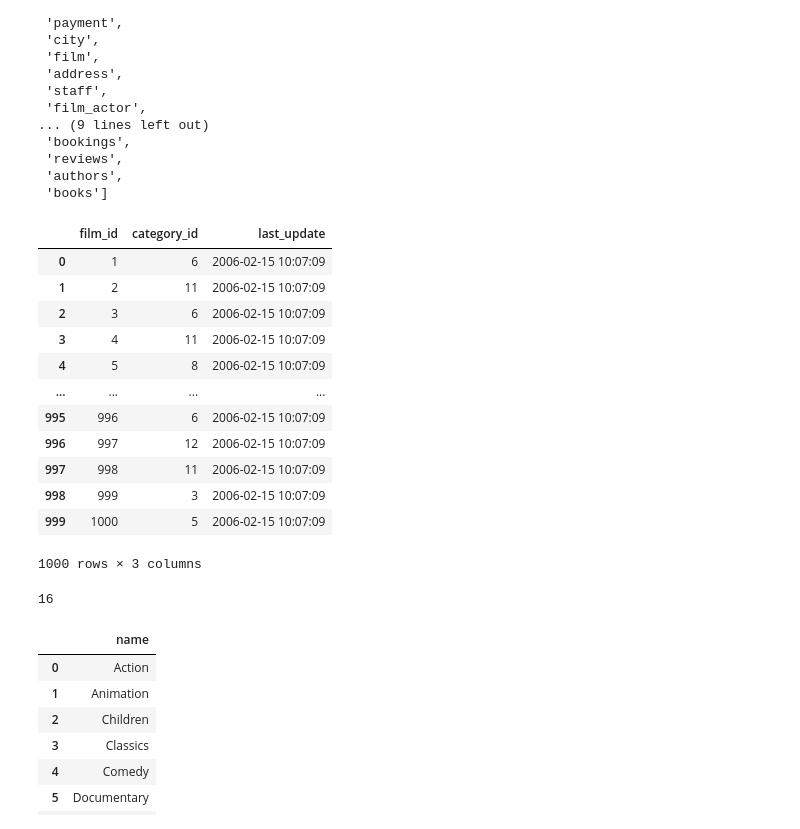
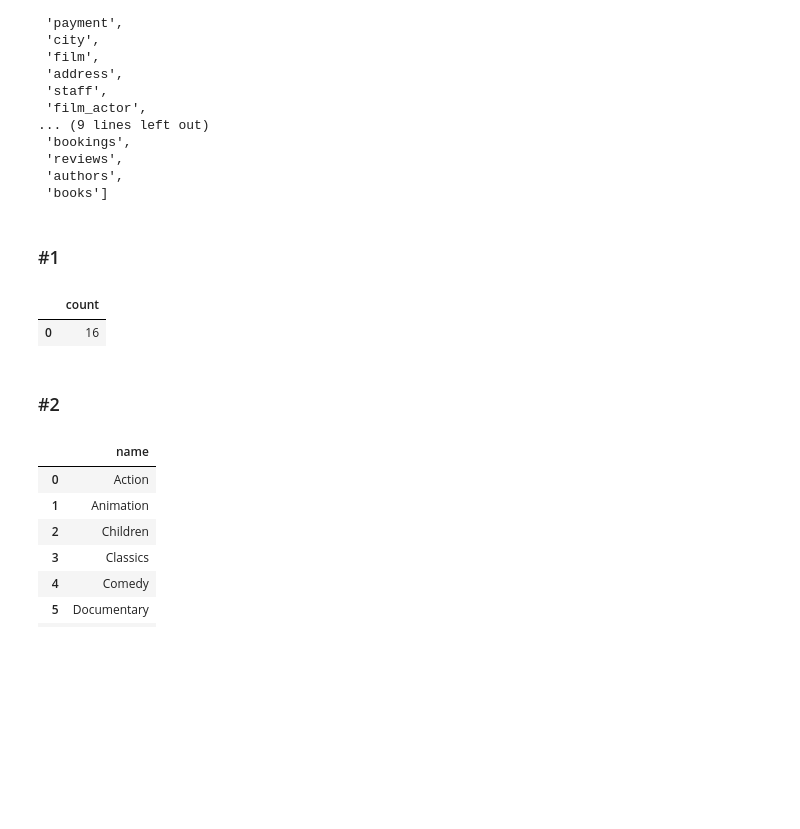
Before and after one commit to niziox/AiBD, a Jupyter notebook: lab_3/example_lab_edited.ipynb, the cells around one changed output. Cells and saved outputs as stored; diff of their text form; code cells hidden in the pictures; blank space fills up the shorter version.

```diff
--- a/lab_3/example_lab_edited.ipynb
+++ b/lab_3/example_lab_edited.ipynb
@@ -98,27 +98,16 @@ db.table_names()
  'reviews',
  'authors',
  'books']
+# %% [markdown]
+### #1
 # %%
-df_f = pd.read_sql('select * from film_category', con = connection_sqlalchemy)
+df_f = pd.read_sql('select count(distinct category_id) from film_category', con = connection_sqlalchemy)
 df_f
 # %% [output]
-|  | film_id | category_id | last_update |
-| 0 | 1 | 6 | 2006-02-15 10:07:09 |
-| 1 | 2 | 11 | 2006-02-15 10:07:09 |
-| 2 | 3 | 6 | 2006-02-15 10:07:09 |
-| 3 | 4 | 11 | 2006-02-15 10:07:09 |
-| 4 | 5 | 8 | 2006-02-15 10:07:09 |
-| ... | ... | ... | ... |
-| 995 | 996 | 6 | 2006-02-15 10:07:09 |
-| 996 | 997 | 12 | 2006-02-15 10:07:09 |
-| 997 | 998 | 11 | 2006-02-15 10:07:09 |
-| 998 | 999 | 3 | 2006-02-15 10:07:09 |
-| 999 | 1000 | 5 | 2006-02-15 10:07:09 |
+|  | count |
+| 0 | 16 |
-1000 rows × 3 columns
-# %%
-len(df_f.category_id.unique())
-# %% [output]
-16
+# %% [markdown]
+### #2
 # %%
 pd.read_sql('select distinct name from category order by name ', con = connection_sqlalchemy)
 # %% [output]
```
Also changed, not shown: parts of 22 cells of this notebook.
